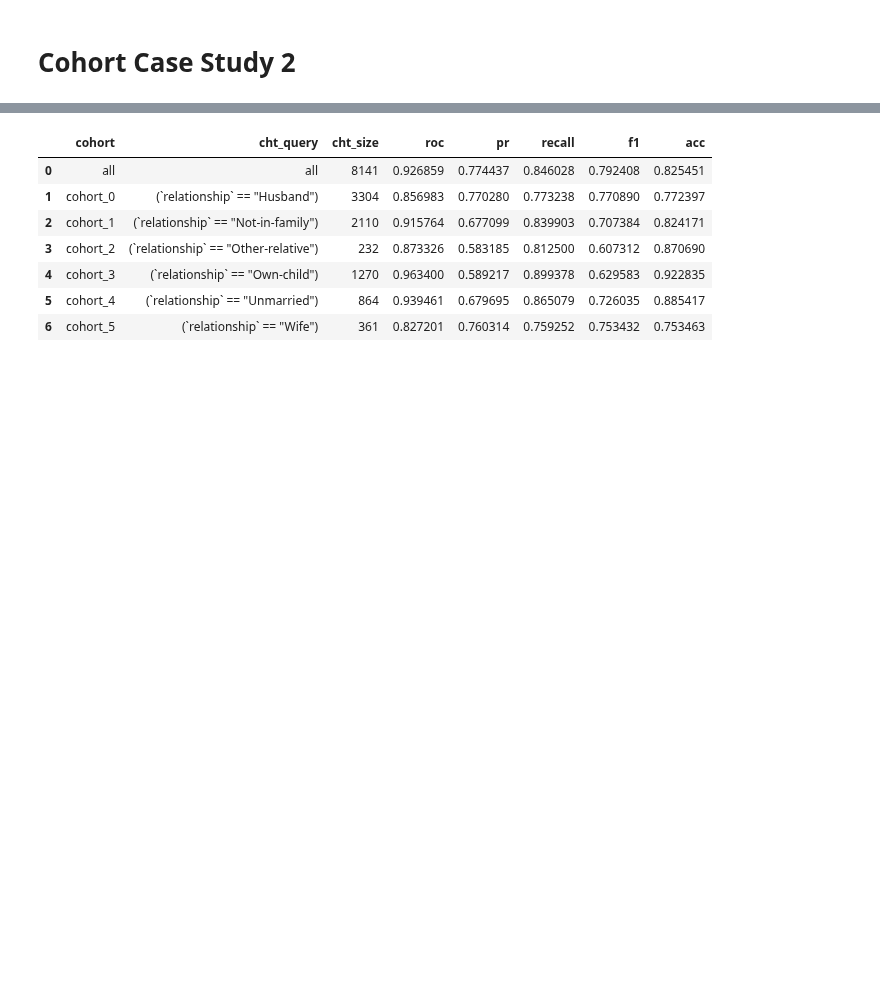
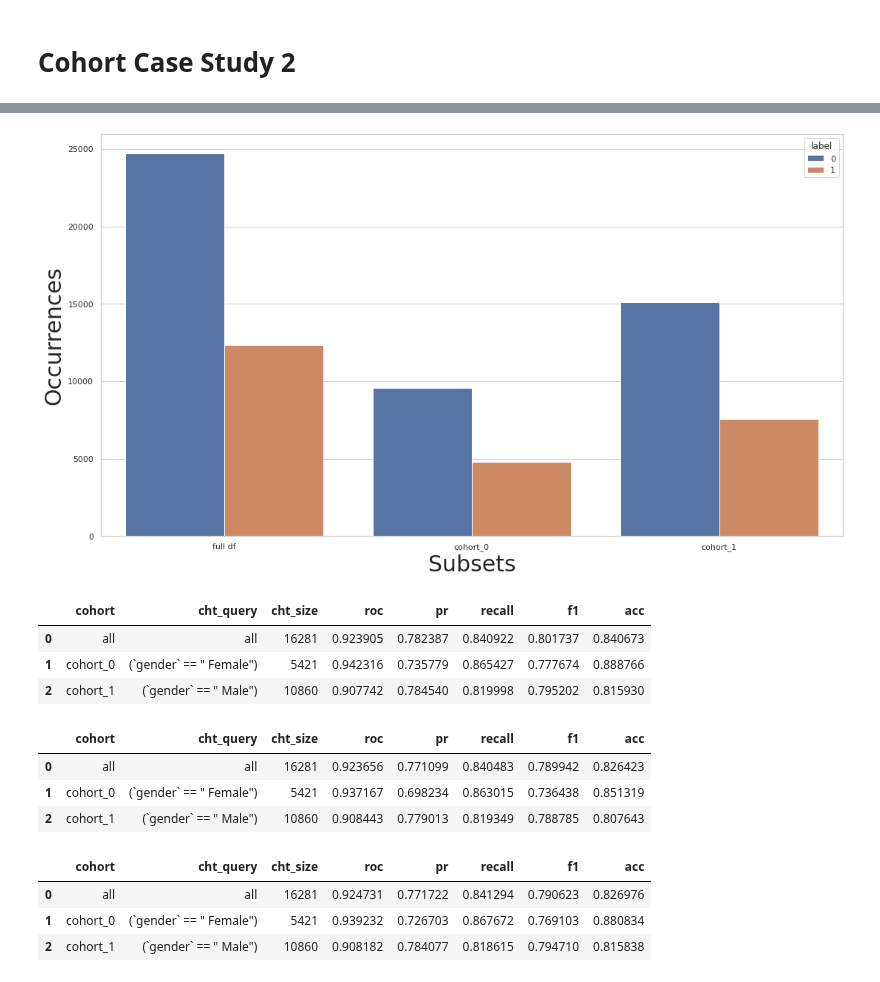
Before and after one commit to microsoft/responsible-ai-toolbox-mitigations, a Jupyter notebook: notebooks/cohort/case_study/case_2.ipynb, the cells around one changed output, grey strips where cells are left out. Saved outputs shown, nothing was run; the diff lists cells and outputs as text; code cells hidden in the pictures; blank space fills up the shorter version.

```diff
--- a/notebooks/cohort/case_study/case_2.ipynb
+++ b/notebooks/cohort/case_study/case_2.ipynb
@@ -106,12 +223,66 @@ experiments["Baseline (sex)"]
-# %%
-experiments["Baseline (relationship)"] = fetch_cohort_results(X_test, y_test, pred, cohort_col=["relationship"])
-experiments["Baseline (relationship)"]
-# %% [output]
-|  | cohort | cht_query | cht_size | roc | pr | recall | f1 | acc |
-| 0 | all | all | 8141 | 0.926859 | 0.774437 | 0.846028 | 0.792408 | 0.825451 |
-| 1 | cohort_0 | (`relationship` == "Husband") | 3304 | 0.856983 | 0.770280 | 0.773238 | 0.770890 | 0.772397 |
-| 2 | cohort_1 | (`relationship` == "Not-in-family") | 2110 | 0.915764 | 0.677099 | 0.839903 | 0.707384 | 0.824171 |
-| 3 | cohort_2 | (`relationship` == "Other-relative") | 232 | 0.873326 | 0.583185 | 0.812500 | 0.607312 | 0.870690 |
-| 4 | cohort_3 | (`relationship` == "Own-child") | 1270 | 0.963400 | 0.589217 | 0.899378 | 0.629583 | 0.922835 |
-| 5 | cohort_4 | (`relationship` == "Unmarried") | 864 | 0.939461 | 0.679695 | 0.865079 | 0.726035 | 0.885417 |
-| 6 | cohort_5 | (`relationship` == "Wife") | 361 | 0.827201 | 0.760314 | 0.759252 | 0.753432 | 0.753463 |
+# %%
+c0_pipe = [dp.Rebalance(strategy_over=0.5, verbose=False)]
+c1_pipe = [dp.Rebalance(strategy_over=0.5, verbose=False)]
+
+rebalance_cohort = CohortManager(
+    transform_pipe=[c0_pipe, c1_pipe],
+    cohort_col=["gender"]
+)
+new_X_train, new_y_train = rebalance_cohort.fit_resample(X_train, y_train)
+
+subsets = rebalance_cohort.get_subsets(new_X_train, new_y_train, apply_transform=False)
+
+plot_value_counts_cohort(new_y_train, subsets, normalize=False)
+# %% [output]
+[figure, added]
+# %%
+pipe = Pipeline([
+            ("scaler", dp.DataStandardScaler(verbose=False)),
+            ("encoder", dp.EncoderOHE(verbose=False)),
+            ("estimator", get_model()),
+        ])
+pipe.fit(new_X_train, new_y_train)
+pred_org = pipe.predict_proba(X_test)
+
+fetch_cohort_results(X_test, y_test, pred_org, cohort_col=["gender"])
+# %% [output]
+|  | cohort | cht_query | cht_size | roc | pr | recall | f1 | acc |
+| 0 | all | all | 16281 | 0.923905 | 0.782387 | 0.840922 | 0.801737 | 0.840673 |
+| 1 | cohort_0 | (`gender` == " Female") | 5421 | 0.942316 | 0.735779 | 0.865427 | 0.777674 | 0.888766 |
+| 2 | cohort_1 | (`gender` == " Male") | 10860 | 0.907742 | 0.784540 | 0.819998 | 0.795202 | 0.815930 |
+# %%
+cht_manager = CohortManager(
+    transform_pipe=[
+        dp.DataStandardScaler(verbose=False),
+        dp.EncoderOHE(drop=False, unknown_err=False, verbose=False),
+        get_model()
+    ],
+    cohort_col=["gender"]
+)
+cht_manager.fit(new_X_train, new_y_train)
+pred_cht = cht_manager.predict_proba(X_test)
+
+fetch_cohort_results(X_test, y_test, pred_cht, cohort_col=["gender"])
+# %% [output]
+|  | cohort | cht_query | cht_size | roc | pr | recall | f1 | acc |
+| 0 | all | all | 16281 | 0.923656 | 0.771099 | 0.840483 | 0.789942 | 0.826423 |
+| 1 | cohort_0 | (`gender` == " Female") | 5421 | 0.937167 | 0.698234 | 0.863015 | 0.736438 | 0.851319 |
+| 2 | cohort_1 | (`gender` == " Male") | 10860 | 0.908443 | 0.779013 | 0.819349 | 0.788785 | 0.807643 |
+# %%
+cht_manager = CohortManager(
+    transform_pipe=[
+        dp.DataStandardScaler(verbose=False),
+        dp.EncoderOHE(drop=False, unknown_err=False, verbose=False),
+        get_model()
+    ],
+    cohort_col=["gender"]
+)
+cht_manager.fit(X_train, y_train)
+pred_cht = cht_manager.predict_proba(X_test)
+
+fetch_cohort_results(X_test, y_test, pred_cht, cohort_col=["gender"])
+# %% [output]
+|  | cohort | cht_query | cht_size | roc | pr | recall | f1 | acc |
+| 0 | all | all | 16281 | 0.924731 | 0.771722 | 0.841294 | 0.790623 | 0.826976 |
+| 1 | cohort_0 | (`gender` == " Female") | 5421 | 0.939232 | 0.726703 | 0.867672 | 0.769103 | 0.880834 |
+| 2 | cohort_1 | (`gender` == " Male") | 10860 | 0.908182 | 0.784077 | 0.818615 | 0.794710 | 0.815838 |
```
Also changed, not shown: parts of 24 cells of this notebook, 4 other files.
